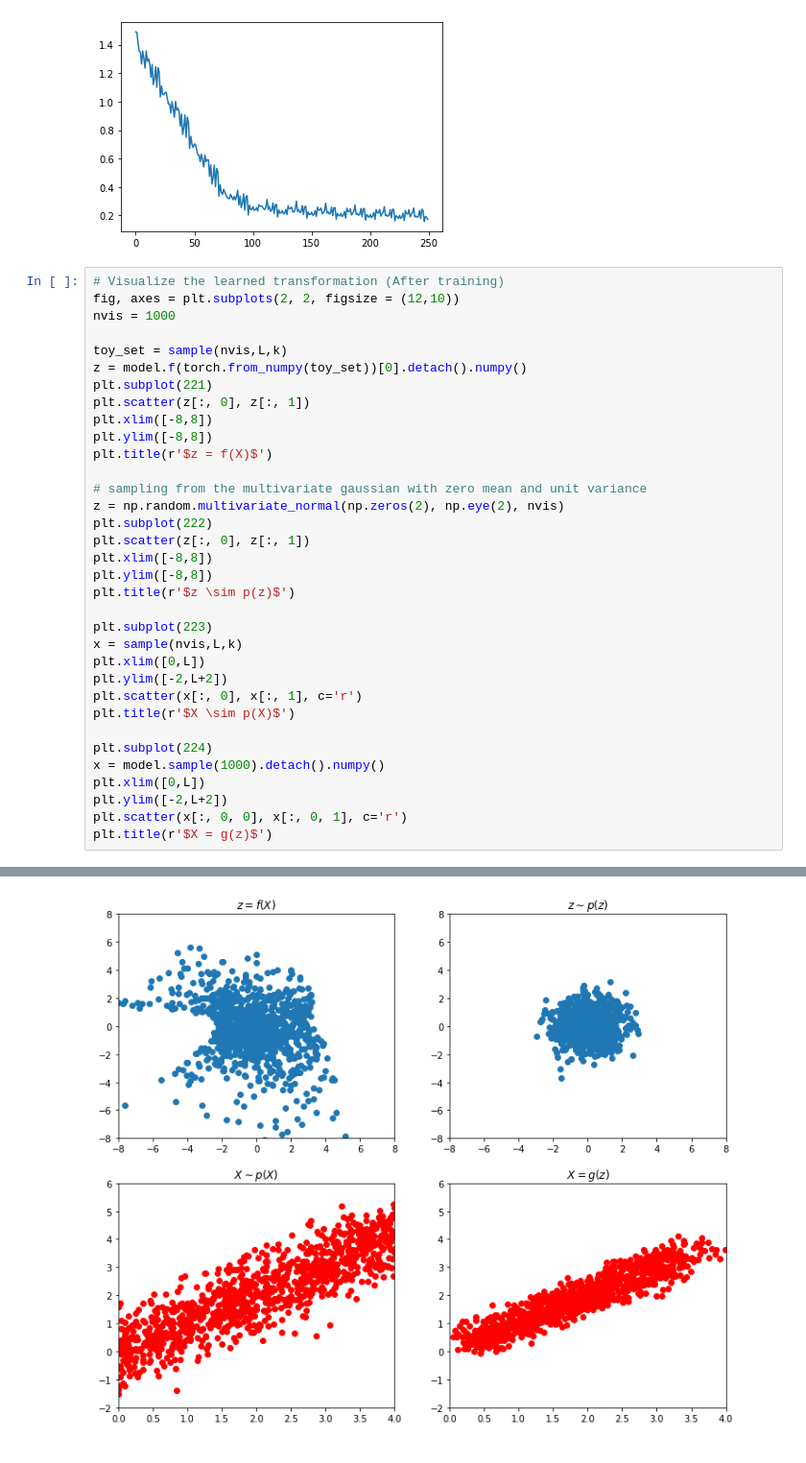
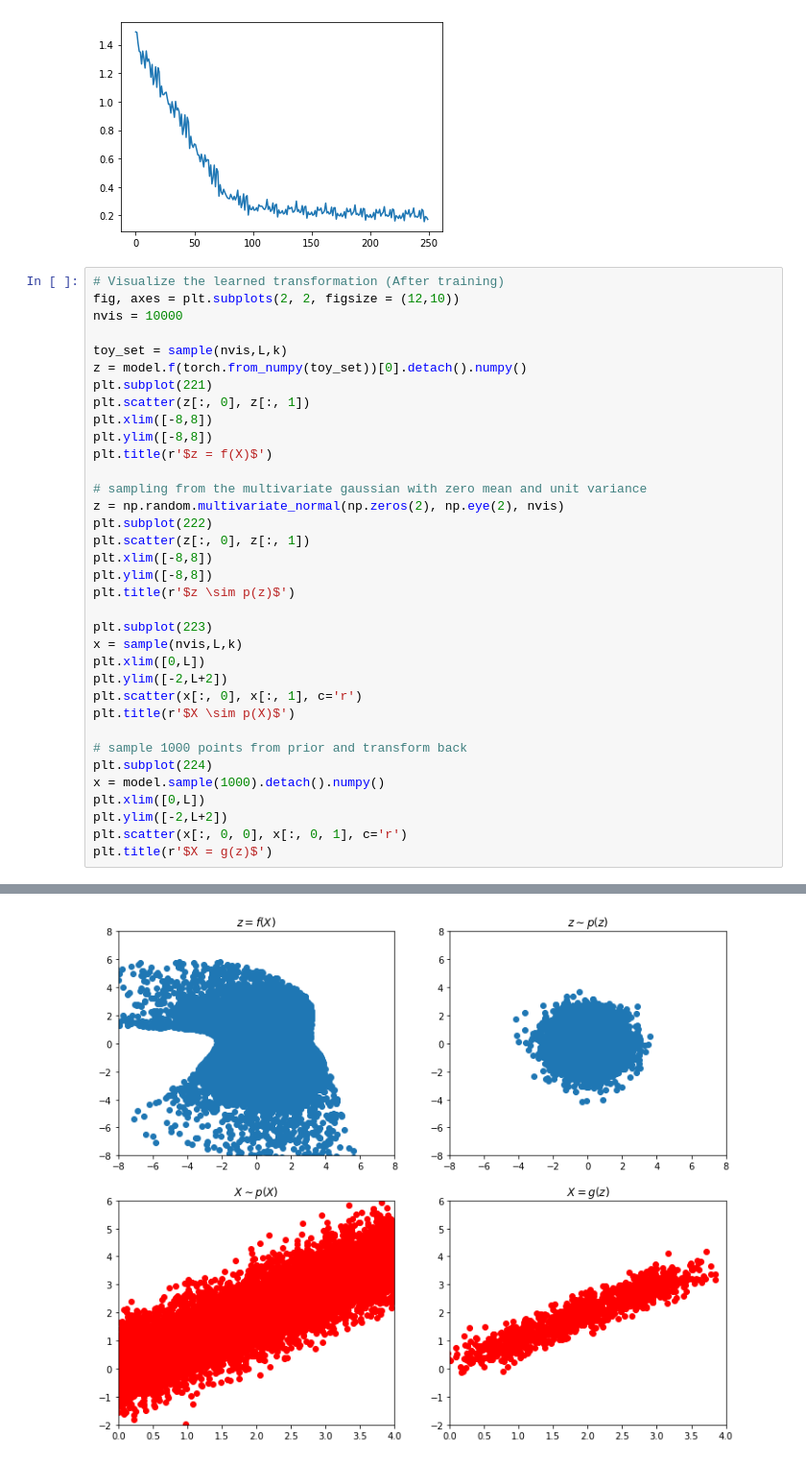
Before and after one commit to jbinagia/CS-230-Final-Project, a Jupyter notebook: notebooks/analytical_example.ipynb, the cells around one changed output, grey strips where cells are left out. Shown at 96% size. Cells and saved outputs as stored; diff of their text form.

```diff
--- a/notebooks/analytical_example.ipynb
+++ b/notebooks/analytical_example.ipynb
@@ -364,37 +364,38 @@ iter 200: loss = 0.188
 # %%
 # Visualize the learned transformation (After training)
 fig, axes = plt.subplots(2, 2, figsize = (12,10))
-nvis = 1000
+nvis = 10000
 
 toy_set = sample(nvis,L,k)
 z = model.f(torch.from_numpy(toy_set))[0].detach().numpy()
 plt.subplot(221)
 plt.scatter(z[:, 0], z[:, 1])
 plt.xlim([-8,8])
 plt.ylim([-8,8])
 plt.title(r'$z = f(X)$')
 
 # sampling from the multivariate gaussian with zero mean and unit variance
 z = np.random.multivariate_normal(np.zeros(2), np.eye(2), nvis)
 plt.subplot(222)
 plt.scatter(z[:, 0], z[:, 1])
 plt.xlim([-8,8])
 plt.ylim([-8,8])
 plt.title(r'$z \sim p(z)$')
 
 plt.subplot(223)
 x = sample(nvis,L,k)
 plt.xlim([0,L])
 plt.ylim([-2,L+2])
 plt.scatter(x[:, 0], x[:, 1], c='r')
 plt.title(r'$X \sim p(X)$')
 
+# sample 1000 points from prior and transform back
 plt.subplot(224)
 x = model.sample(1000).detach().numpy()
 plt.xlim([0,L])
 plt.ylim([-2,L+2])
 plt.scatter(x[:, 0, 0], x[:, 0, 1], c='r')
 plt.title(r'$X = g(z)$')
 # %% [output]
 Text(0.5, 1.0, '$X = g(z)$')
-[figure, old version]
+[figure, new version]
```
Also changed, not shown: parts of 1 cell of this notebook.
